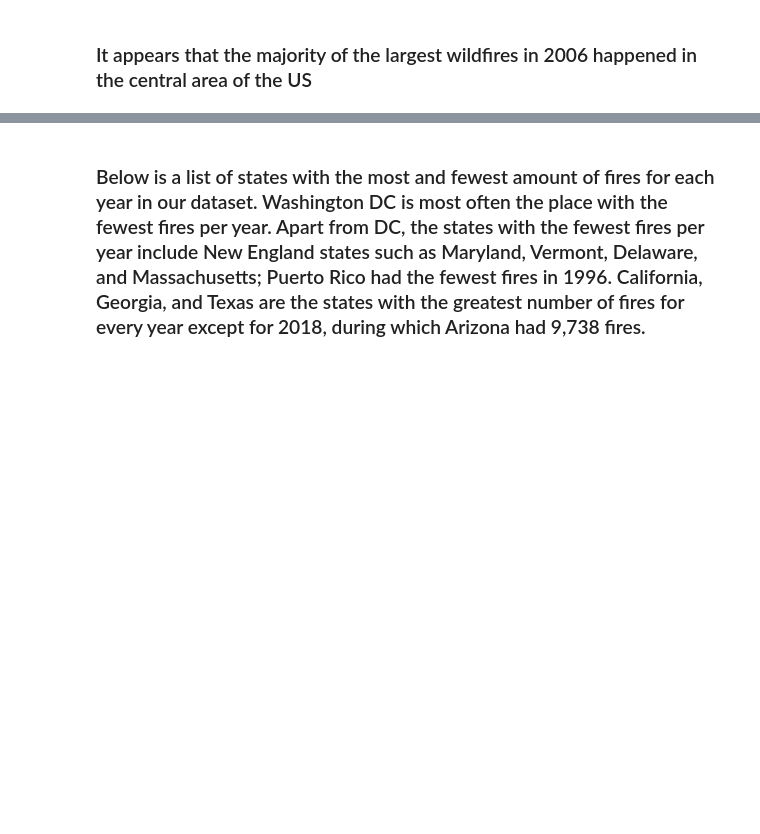
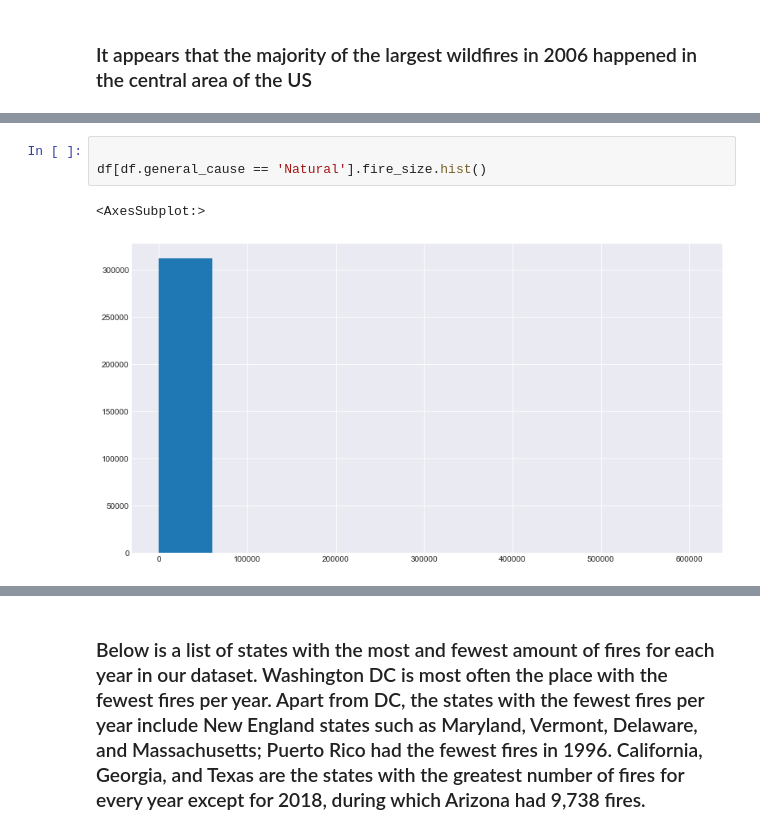
Before and after one commit to Dames-Researching-Flames/Sound-the-Alarm, a Jupyter notebook: Individual Works/lori_explore.ipynb, the cells around one changed output, grey strips where cells are left out. Cells and saved outputs as stored; diff of their text form; blank space fills up the shorter version.

```diff
--- a/Individual Works/lori_explore.ipynb
+++ b/Individual Works/lori_explore.ipynb
@@ -762,0 +875,6 @@ for year in list(range(1992, 2019)):
+# %%
+
+df[df.general_cause == 'Natural'].fire_size.hist()
+# %% [output]
+<AxesSubplot:>
+[figure, added]
```
Also changed, not shown: parts of 52 cells of this notebook.
